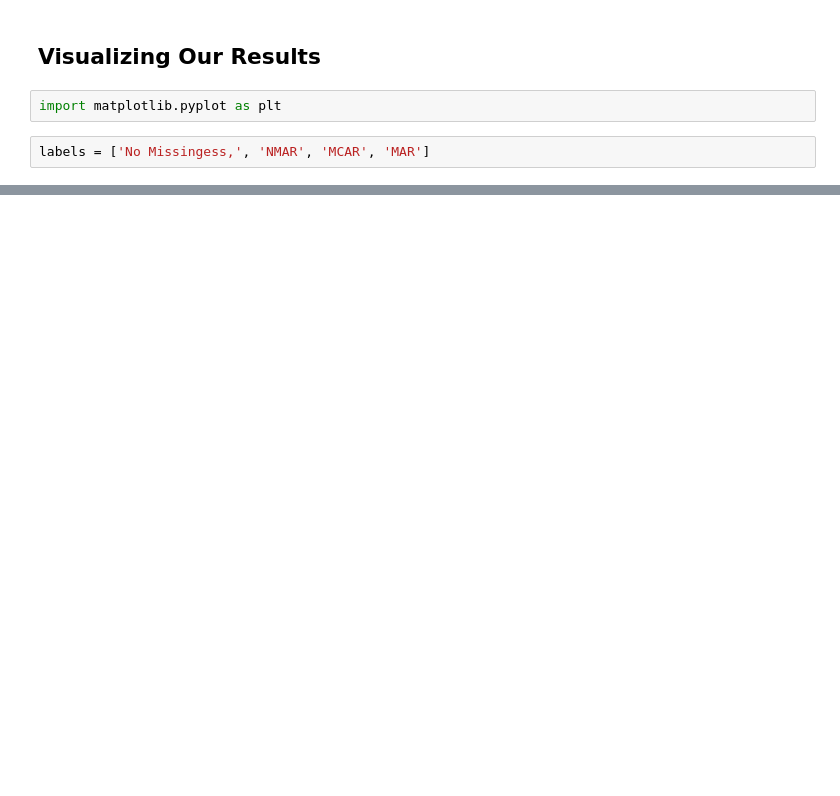
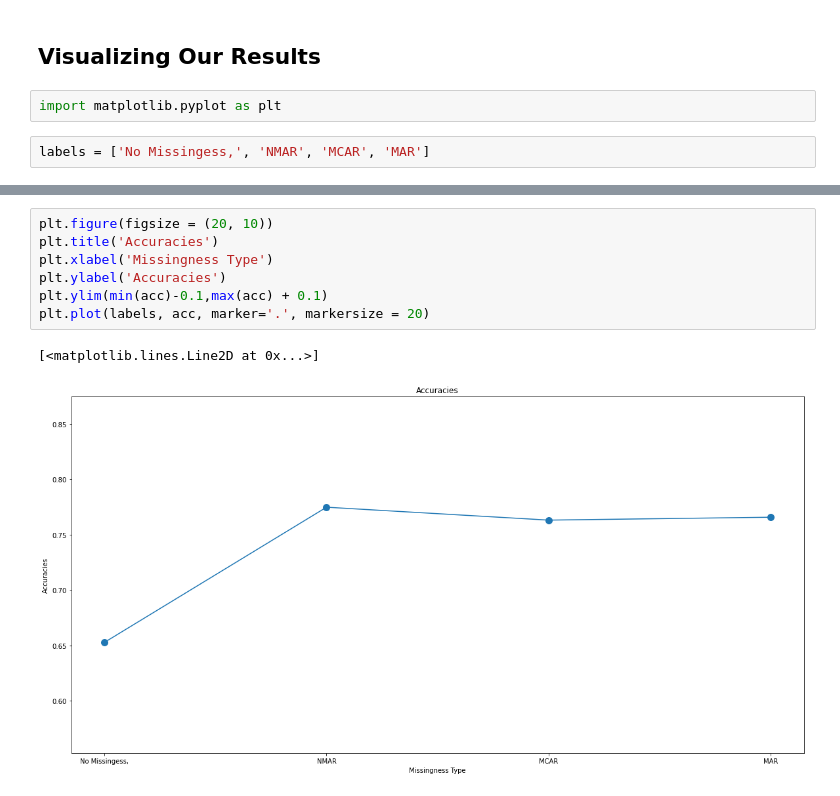
Before and after one commit to alecpanattoni/DSC180BProject, a Jupyter notebook: run.ipynb, the cells around one changed output, grey strips where cells are left out. Drawn from its saved outputs; the diff is of its cells as text; blank space fills up the shorter version.

Commit message:
added accuracies visualization

```diff
--- a/run.ipynb
+++ b/run.ipynb
@@ -325,0 +221,10 @@ plt.plot(labels, opp, marker='.', markersize = 20)
+# %%
+plt.figure(figsize = (20, 10))
+plt.title('Accuracies')
+plt.xlabel('Missingness Type')
+plt.ylabel('Accuracies')
+plt.ylim(min(acc)-0.1,max(acc) + 0.1)
+plt.plot(labels, acc, marker='.', markersize = 20)
+# %% [output]
+[<matplotlib.lines.Line2D at 0x...>]
+[figure, added]
```
Also changed, not shown: parts of 32 cells of this notebook, 15 other files.
